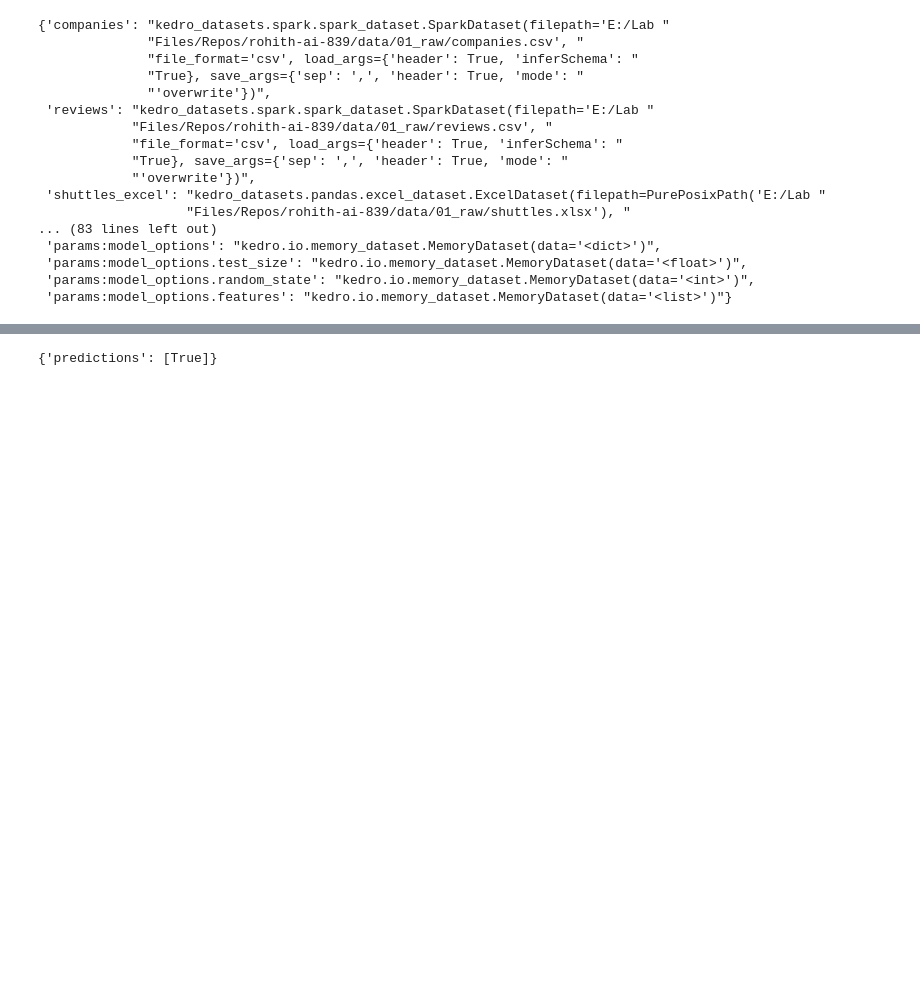
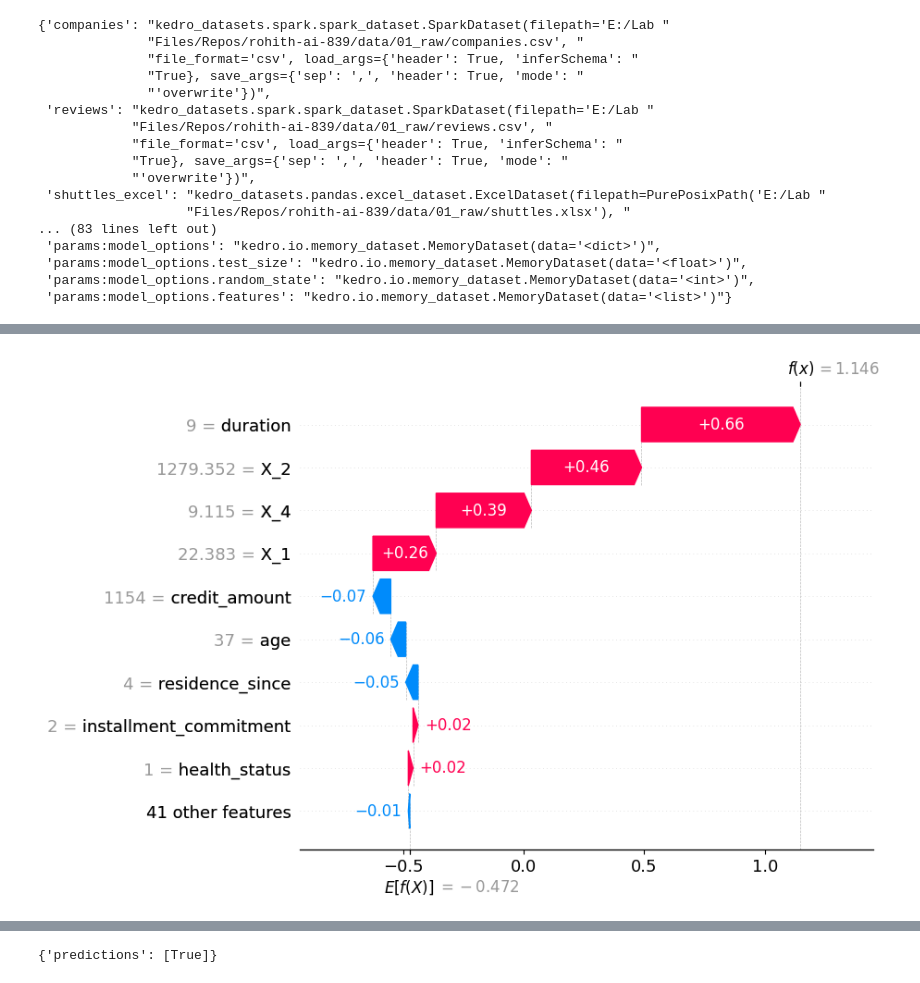
Before and after one commit to rohithvaidya/Rohith-AI-839, a Jupyter notebook: API_Requests.ipynb, the cells around one changed output, grey strips where cells are left out. Saved outputs shown, nothing was run; the diff lists cells and outputs as text; code cells hidden in the pictures; blank space fills up the shorter version.

```diff
--- a/API_Requests.ipynb
+++ b/API_Requests.ipynb
@@ -56,0 +83,3 @@ X_train, X_test, y_train, y_test = train_test_split(
+# %%
+shap.waterfall_plot(shap_values[5])
+# %% [output]
@@ -56,0 +87 @@ X_train, X_test, y_train, y_test = train_test_split(
+[figure, added]
```
Also changed, not shown: parts of 9 cells of this notebook, 42 other files.
